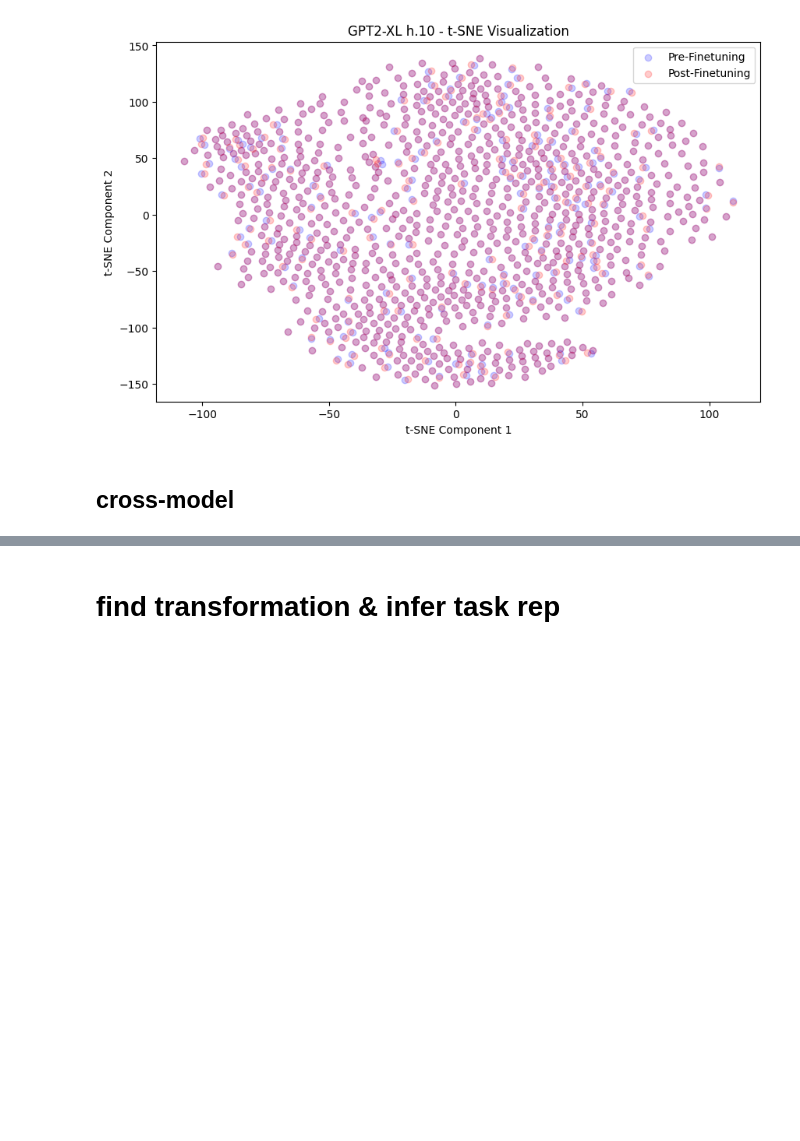
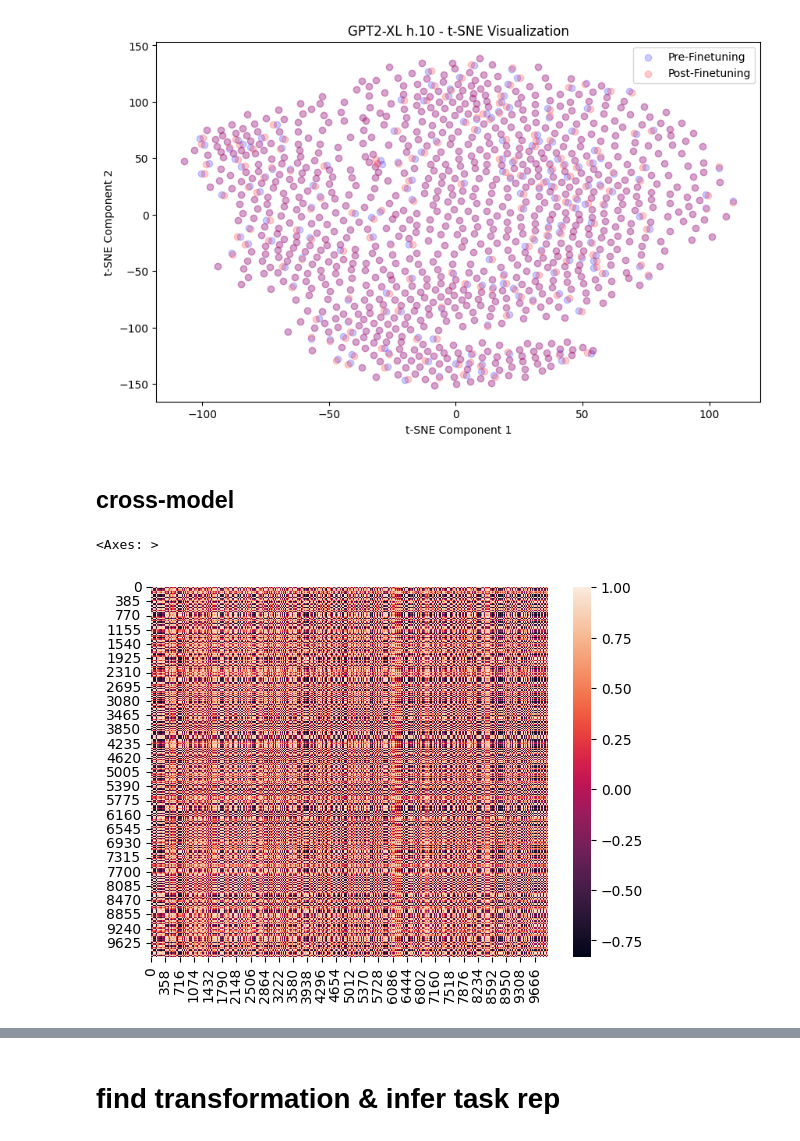
Before and after one commit to shaangao/weak-to-strong, a Jupyter notebook: notebooks/findtargetrep.ipynb, the cells around one changed output, grey strips where cells are left out. Cells and saved outputs as stored; diff of their text form; code cells hidden in the pictures; blank space fills up the shorter version.

Commit message:
cross-model exploratory

```diff
--- a/notebooks/findtargetrep.ipynb
+++ b/notebooks/findtargetrep.ipynb
@@ -270,7 +281,7 @@ DatasetDict({
 # use huggingface datasets with dataloader: https://huggingface.co/docs/datasets/en/loading
 
 # set how many samples to use for train and test
-N = {'train': 1000, 'test': len(datasets['test'])}
+N = {'train': 10000, 'test': len(datasets['test'])}
 print(N)
 
 dataloaders = collections.defaultdict()
@@ -513,10 +524,10 @@ tensor([[-1.1029, -0.4887,  0.1348,  ..., -0.2437, -0.4804, -0.6456],
 # %% [markdown]
 ## save
 # %%
-# db = {
-#     'rep': gpt2xl_post,
-#     'label': datasets['train']['label'][:N['train']]
-# }
+db = {
+    'rep': gpt2xl_post,
+    'label': datasets['train']['label'][:N['train']]
+}
 
-# with open(f"../results/reps/gpt2xl_ft=amazpola-gt_N={N['train']}.pickle", 'wb') as f:
-#     pickle.dump(db, f)
+with open(f"../results/reps/gpt2xl_ft=amazpola-gpt2_N={N['train']}.pickle", 'wb') as f:
+    pickle.dump(db, f)
@@ -547 +544,9 @@ db
+# %%
+# weak model post ft
+
+with (open("../results/reps/gpt2_ft=amazpola-gt_N=10000.pickle", "rb")) as f:
+    db = pickle.load(f)
+
+gpt2_post = db['rep']
+# label = db['label']
 # %% [markdown]
@@ -607,0 +611,10 @@ plot_activation_changes(activation1=gpt2xl_pre['h.10'], activation2=gpt2xl_post[
+# %%
+# choose model reps to compare
+model1_rep = gpt2_post['h.11']
+model2_rep = gpt2xl_post['h.11']
+labels = labels
+# %%
+sns.heatmap(torch.corrcoef(model1_rep).cpu())
+# %% [output]
+<Axes: >
+[figure, added]
```
Also changed, not shown: parts of 13 cells of this notebook.
